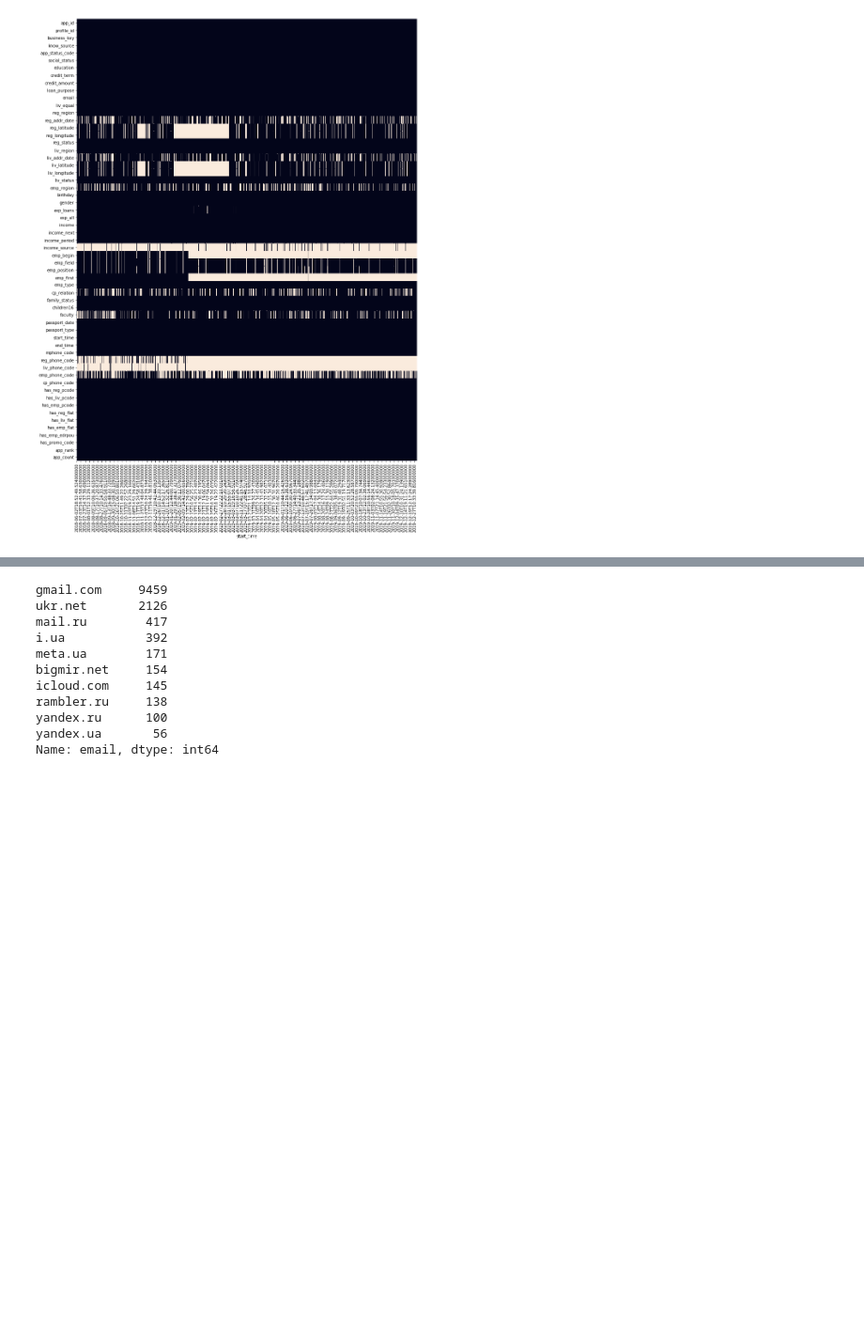
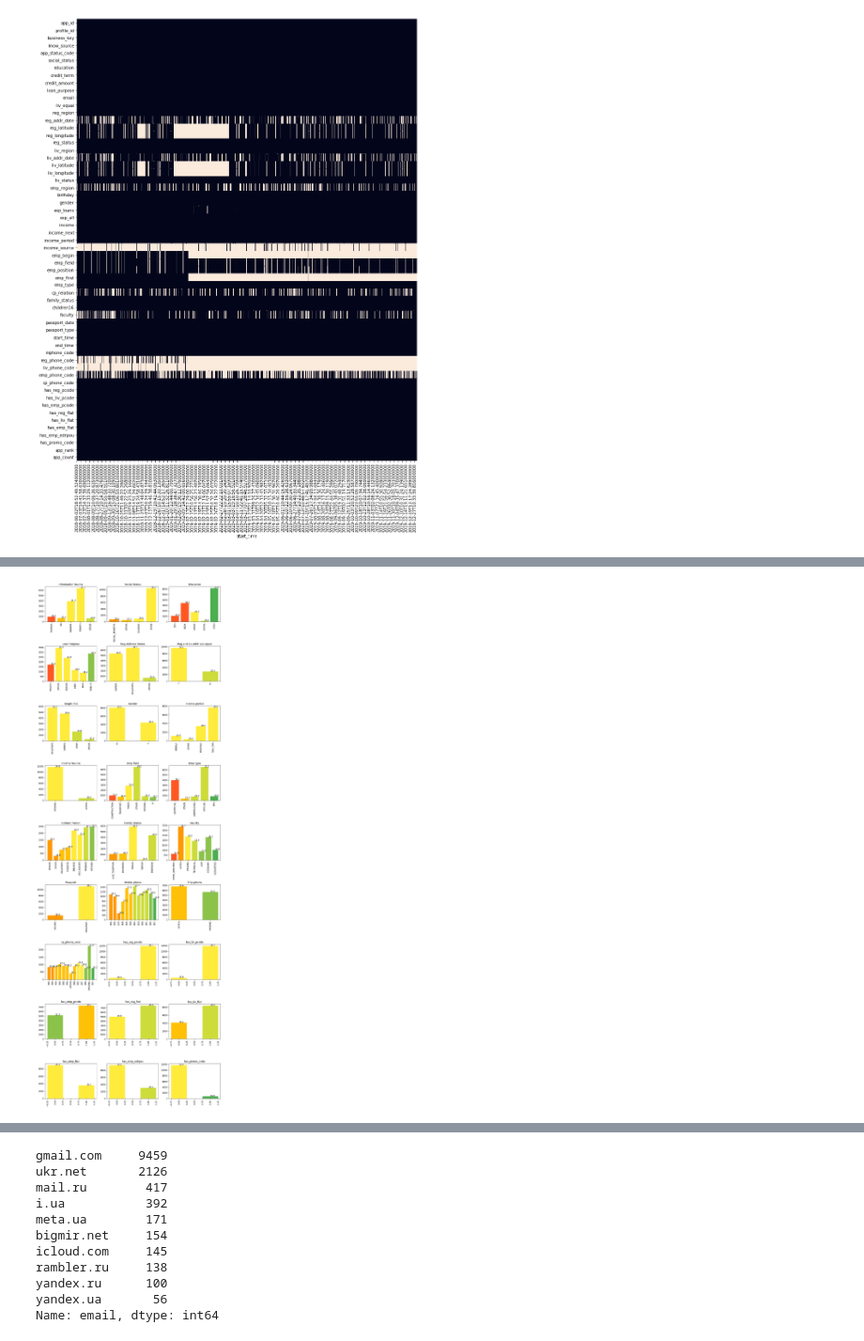
Before and after one commit to RomanShevtsiv/lending-score-model, a Jupyter notebook: notebooks/eda-apps.ipynb, the cells around one changed output, grey strips where cells are left out. Shown at 94% size. Cells and saved outputs as stored; diff of their text form; code cells hidden in the pictures; blank space fills up the shorter version.

Commit message:
update basic applications preprocessing

```diff
--- a/notebooks/eda-apps.ipynb
+++ b/notebooks/eda-apps.ipynb
@@ -283,0 +276,7 @@ plt.show()
+# %%
+# Drop useless columns with missing data
+df_apps.drop(
+    ['emp_begin','emp_first','liv_phone_code','reg_phone_code','app_status_code'],
+    axis='columns',
+    inplace=True
+)
@@ -283,0 +313,49 @@ plt.show()
+# %%
+# Merge loans and applications data
+df_data = pd.merge(
+    left=df_loans,
+    right=df_apps,
+    how='inner',
+    on='app_id'
+)
+# %%
+def get_colors(br):
+    colors = ['#4CAF50', '#8BC34A', '#CDDC39', '#FFEB3B', '#FFC107', '#FF9800', '#FF5722']
+    splits = np.array([0.2, 0.22, 0.24, 0.26, 0.28, 0.3])
+    return [colors[sum(x >= splits)] for x in br]
+# %%
+# Inspect categorical variables
+
+fig_rows = len(cat_vars)//3 + (len(cat_vars)%3 > 0)
+
+plt.subplots(fig_rows, 3, figsize=(15, fig_rows*5))
+plt.subplots_adjust(hspace=0.7)
+
+row = 1
+for var, title in cat_vars.items():
+    # trasform data
+    var = df_data[[var,'bad']].rename(columns={var: 'variable'})
+    var['variable'].fillna('MISSING', inplace=True)
+    cats = var['variable'].value_counts(normalize=True)
+    other_cats = cats[cats < 0.05].index
+    if len(other_cats) > 1:
+        var['variable'] = var['variable'].apply(lambda x: 'OTHER' if x in other_cats else x)
+    var = var.groupby('variable').agg(
+        count = pd.NamedAgg('variable', 'count'),
+        br = pd.NamedAgg('bad', 'mean')
+    ).sort_values('br', ascending=False)
+
+    # produce plot
+    plt.subplot(fig_rows, 3, row)
+    plt.bar(var.index, var['count'], width=(0.5 if var.shape[0] == 2 else 0.8), color=get_colors(var['br']))
+    for r in var.index:
+        plt.text(r, var.loc[r,'count'], round(var.loc[r,'br']*100,1))
+    plt.xticks(rotation=90)
+    plt.title(title)
+
+    # proceed to next plot
+    row += 1
+
+plt.show()
+# %% [output]
+[figure, added]
```
Also changed, not shown: parts of 13 cells of this notebook, 2 other files.
